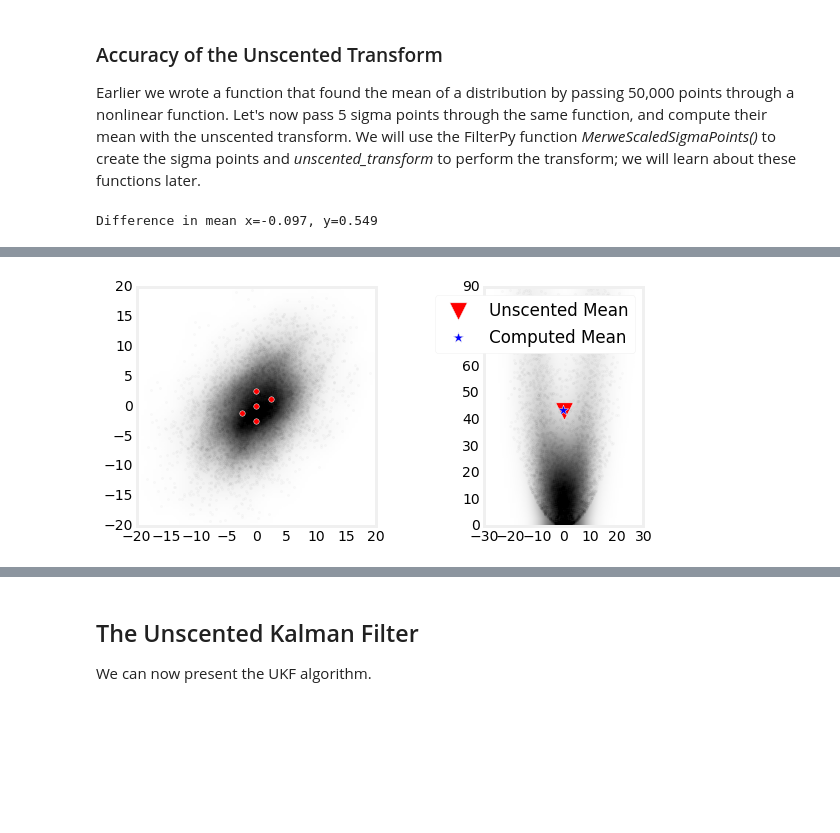
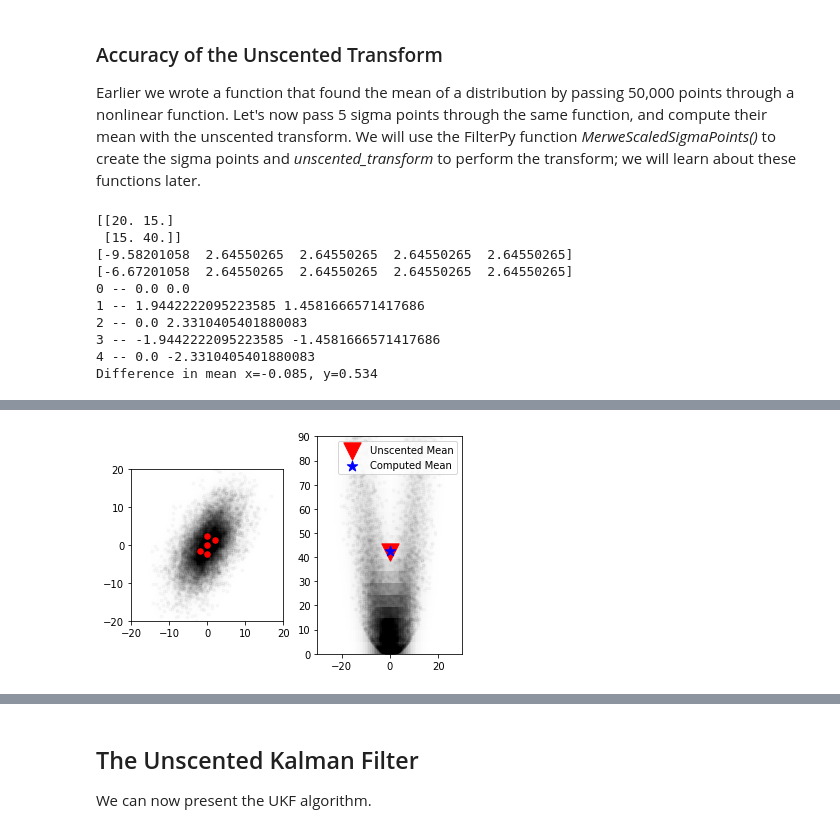
Before and after one commit to hanahimi/Kalman-and-Bayesian-Filters-in-Python, a Jupyter notebook: 10-Unscented-Kalman-Filter.ipynb, the cells around one changed output, grey strips where cells are left out. Drawn from its saved outputs; the diff is of its cells as text; code cells hidden in the pictures; blank space fills up the shorter version.

```diff
--- a/10-Unscented-Kalman-Filter.ipynb
+++ b/10-Unscented-Kalman-Filter.ipynb
@@ -173,16 +181,23 @@ import scipy.stats as stats
 
 #initial mean and covariance
 mean = (0, 0)
-p = np.array([[32., 15], [15., 40.]])
+p = np.array([[20., 15], [15., 40.]])
+print(p)
 
 # create sigma points - we will learn about this later
 points = MerweScaledSigmaPoints(n=2, alpha=.3, beta=2., kappa=.1)
-Wm, Wc = points.weights()
+# MerweScaledSigmaPoints??
+# Wm, Wc = points.weights()
+Wm, Wc = points.Wm, points.Wc
+print(Wm)
+print(Wc)
+
 sigmas = points.sigma_points(mean, p)
 
 ### pass through nonlinear function
 sigmas_f = np.empty((5, 2))
 for i in range(5):
+    print(i,"--",sigmas[i, 0], sigmas[i ,1])
     sigmas_f[i] = f_nonlinear_xy(sigmas[i, 0], sigmas[i ,1])
 
 ### use unscented transform to get new mean and covariance
@@ -197,4 +212,13 @@ plt.xlim(-30, 30); plt.ylim(0, 90)
 plt.subplot(121)
 plt.scatter(sigmas[:,0], sigmas[:,1], c='r', s=30);
 # %% [output]
-Difference in mean x=-0.097, y=0.549
+[[20. 15.]
+ [15. 40.]]
+[-9.58201058  2.64550265  2.64550265  2.64550265  2.64550265]
+[-6.67201058  2.64550265  2.64550265  2.64550265  2.64550265]
+0 -- 0.0 0.0
+1 -- 1.9442222095223585 1.4581666571417686
+2 -- 0.0 2.3310405401880083
+3 -- -1.9442222095223585 -1.4581666571417686
+4 -- 0.0 -2.3310405401880083
+Difference in mean x=-0.085, y=0.534
@@ -201,4 +227,4 @@ Difference in mean x=-0.097, y=0.549
-[figure, old version]
+[figure, new version]
 # %% [markdown]
 I find this result remarkable. Using only 5 points we were able to compute the mean with amazing accuracy. The error in x is only -0.097, and the error in y is 0.549. In contrast, a linearized approach (used by the EKF, which we will learn in the next chapter) gave an error of over 43 in y. If you look at the code that generates the sigma points you'll see that it has no knowledge of the nonlinear function, only of the mean and covariance of our initial distribution. The same 5 sigma points would be generated if we had a completely different nonlinear function.
 
```
Also changed, not shown: parts of 38 cells of this notebook, 3 other files.
